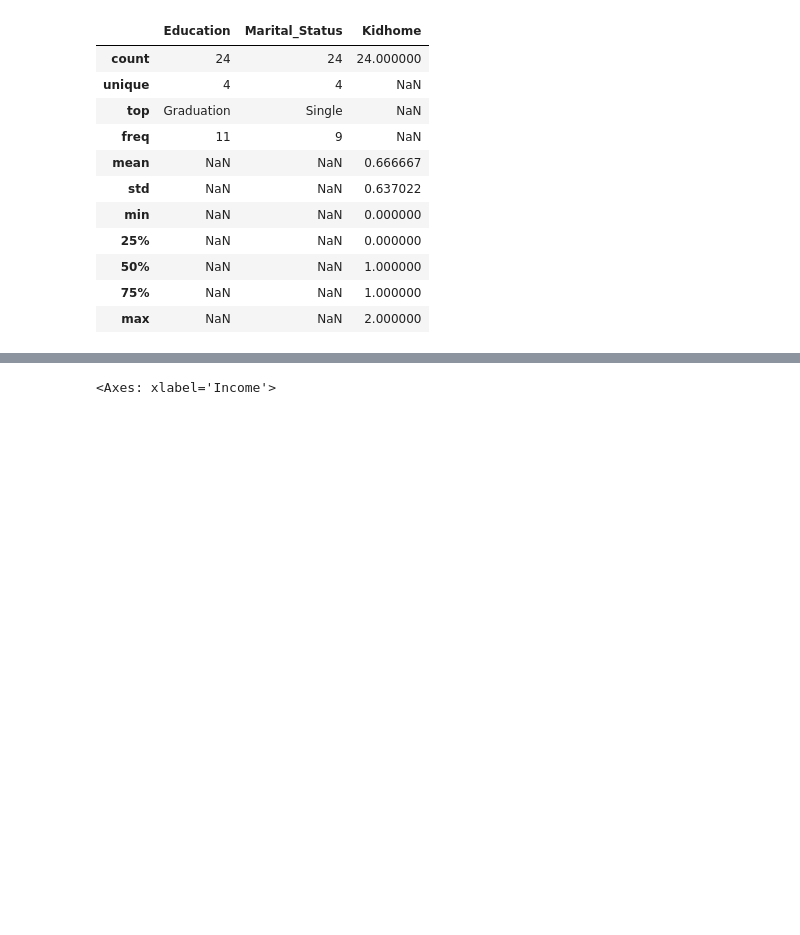
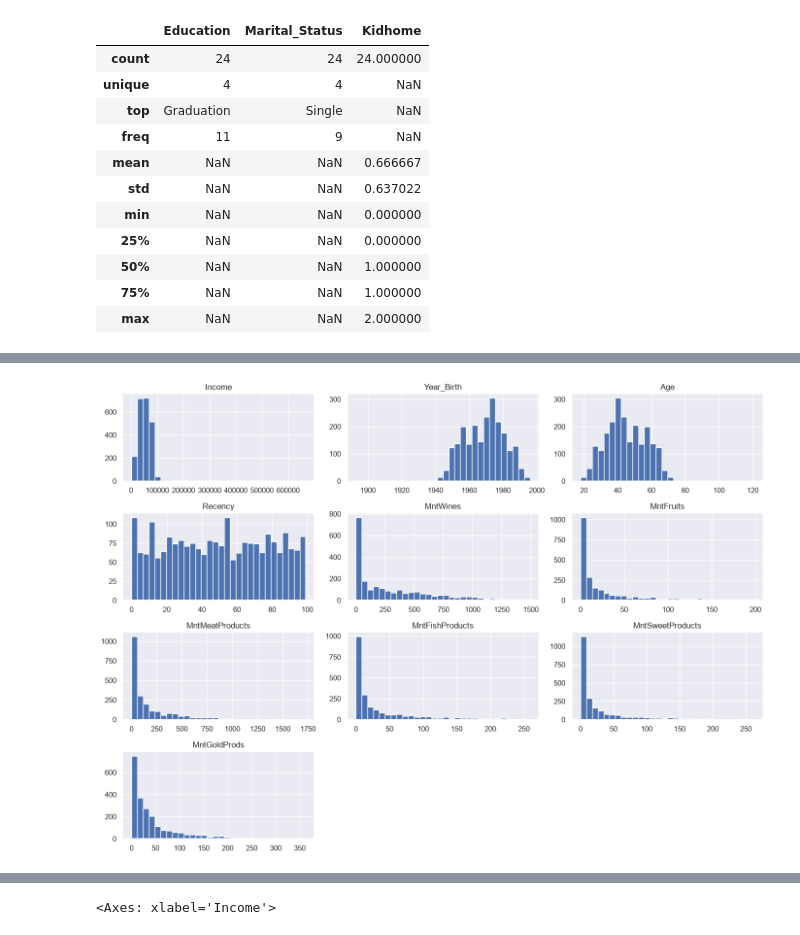
Before and after one commit to xuenlynn/reverie_datathon, a Jupyter notebook: eda/01_eda.ipynb, the cells around one changed output, grey strips where cells are left out. Cells and saved outputs as stored; diff of their text form; code cells hidden in the pictures; blank space fills up the shorter version.

```diff
--- a/eda/01_eda.ipynb
+++ b/eda/01_eda.ipynb
@@ -118,0 +101,8 @@ plt.show()
+# %%
+# --- distributions ---
+num_cols = ['Income', 'Year_Birth', 'Age', 'Recency'] + [c for c in df.columns if c.startswith('Mnt')]
+df[num_cols].hist(figsize=(14, 10), bins=30)
+plt.tight_layout()
+plt.show()
+# %% [output]
+[figure, added]
```
Also changed, not shown: parts of 12 cells of this notebook, 6 other files.
